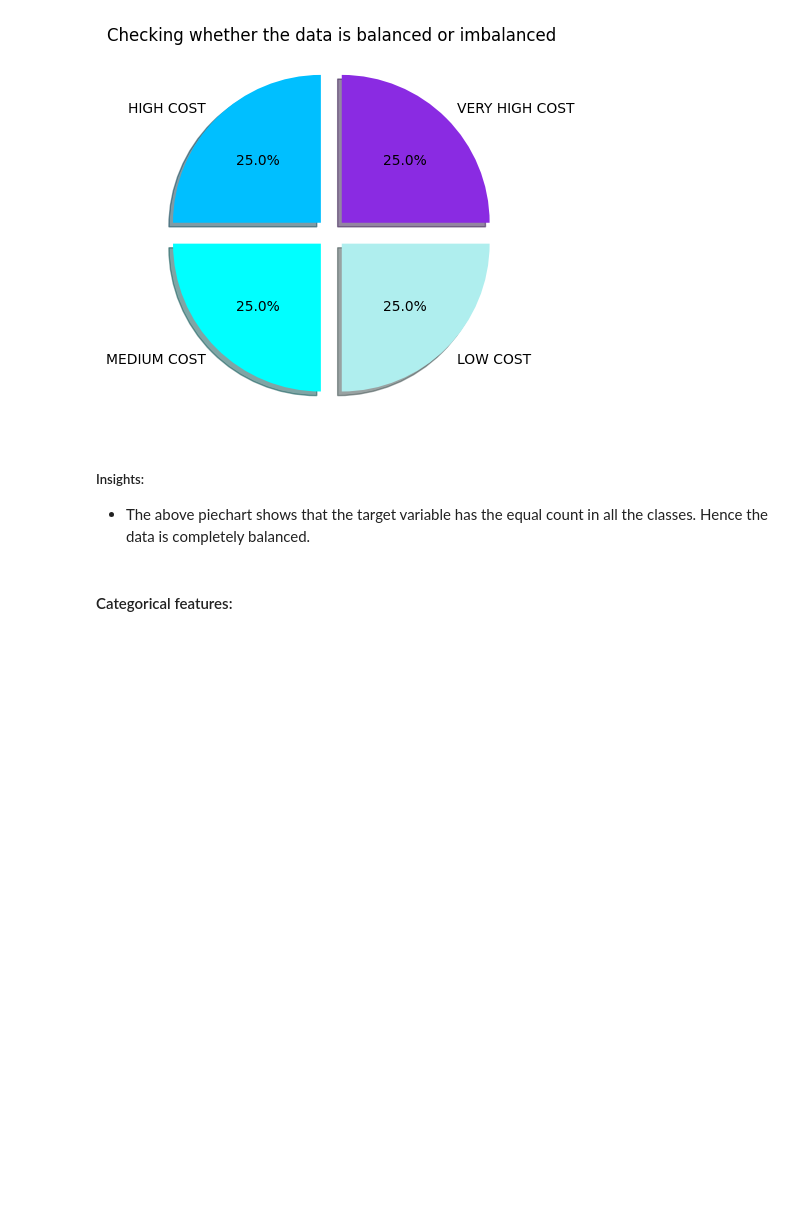
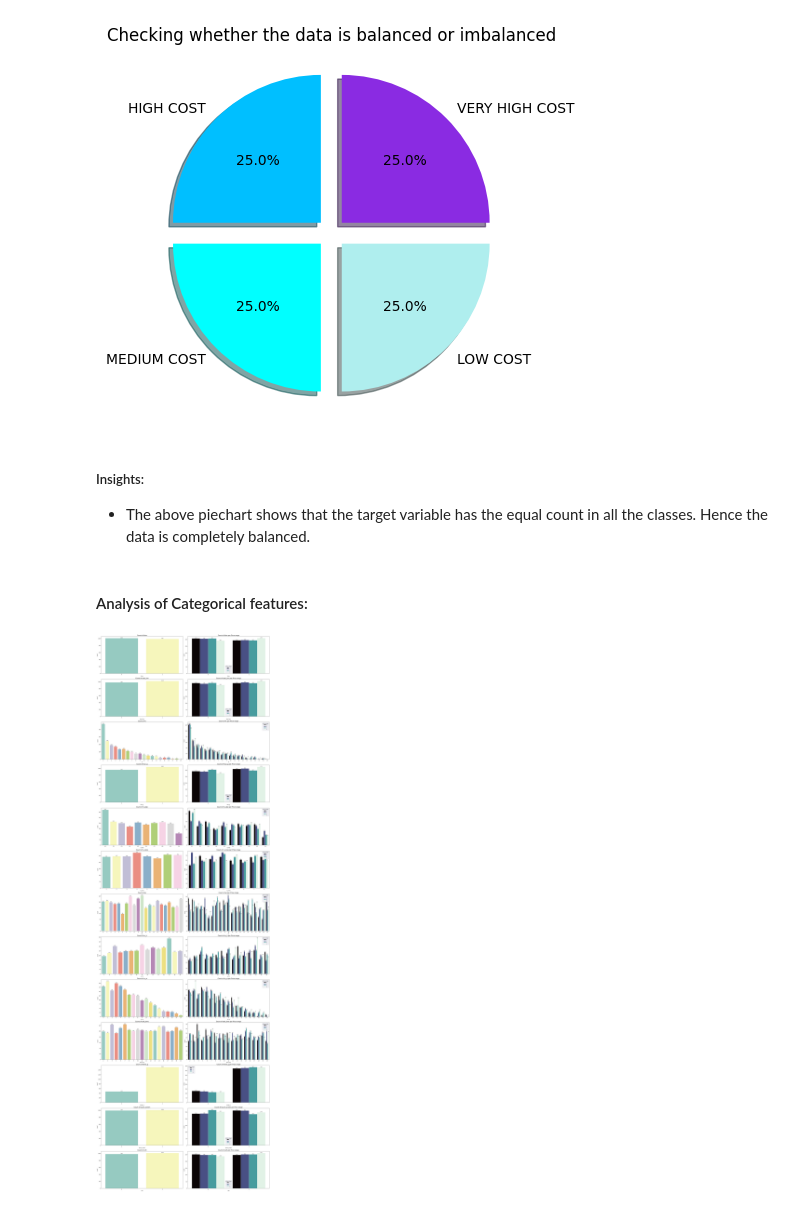
Before and after one commit to shanusaras/Capstone_Projects, a Jupyter notebook: Project_01_Cellphone_price_prediction.ipynb, the cells around one changed output. Saved outputs shown, nothing was run; the diff lists cells and outputs as text; code cells hidden in the pictures; blank space fills up the shorter version.

```diff
--- a/Project_01_Cellphone_price_prediction.ipynb
+++ b/Project_01_Cellphone_price_prediction.ipynb
@@ -298,4 +317,27 @@ plt.show()
 ##### Insights:
 - The above piechart shows that the target variable has the equal count in all the classes. Hence the data is completely balanced.
 # %% [markdown]
-#### Categorical features:
+#### Analysis of Categorical features:
+# %%
+fig, axes = plt.subplots(13,2, figsize=(25,80))
+sns.set_style('darkgrid')
+plotnumber = 0
+
+for column in categorical_features:
+  if plotnumber<14:
+    sns.countplot(data=data, x=column, palette='Set3', ax=axes[plotnumber][0])\
+    .set_title(f'Count of {column}', fontsize='15')  #accessing first column of the current subplot
+
+    for container in axes[plotnumber][0].containers:
+        axes[plotnumber][0].bar_label(container)
+
+    sns.countplot(data=data, x=column, palette='mako', orient='v',  hue='price_range',ax=axes[plotnumber][1])\
+    .set_title(f'Count of {column} per Price range', fontsize='15') #accessing the second column of the current subplot
+
+    for container in axes[plotnumber][1].containers:
+        axes[plotnumber][1].bar_label(container)
+    plotnumber +=1
+plt.tight_layout()
+plt.show()
+# %% [output]
+[figure, added]
```
Also changed, not shown: parts of 13 cells of this notebook.
